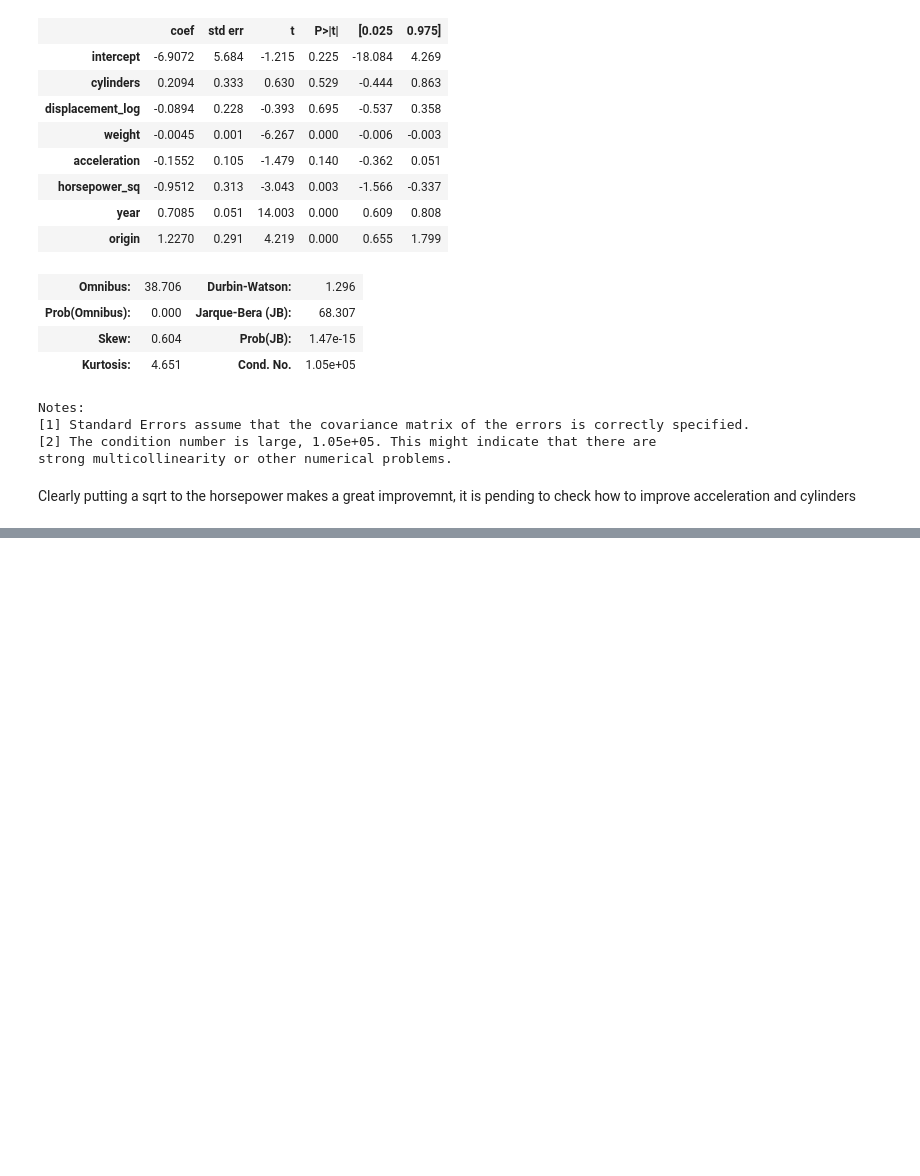
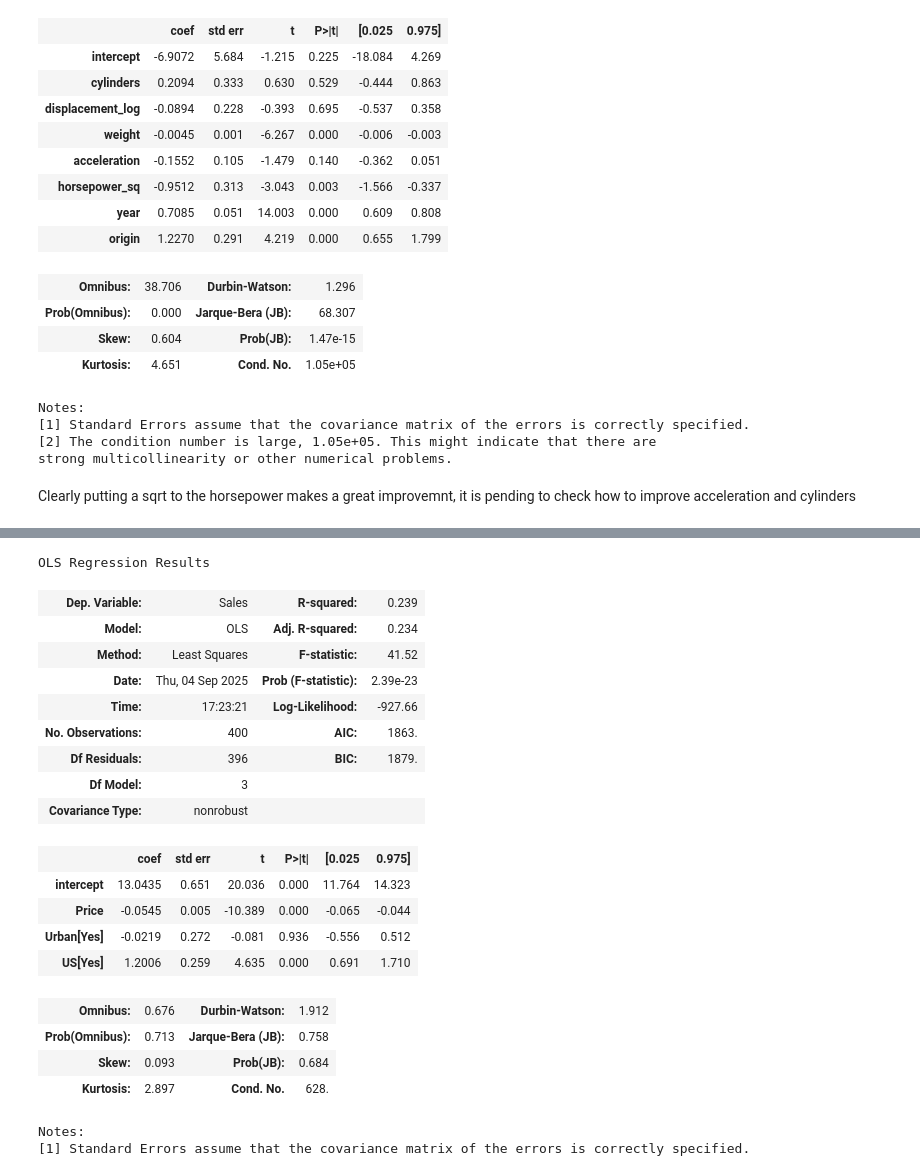
Before and after one commit to hinojosaad/islp, a Jupyter notebook: Chapter3/ch3.ipynb, the cells around one changed output, grey strips where cells are left out. Saved outputs shown, nothing was run; the diff lists cells and outputs as text; code cells hidden in the pictures; blank space fills up the shorter version.

```diff
--- a/Chapter3/ch3.ipynb
+++ b/Chapter3/ch3.ipynb
@@ -555,0 +579,30 @@ Clearly putting a sqrt to the horsepower makes a great improvemnt, it is pending
+# %%
+X = MS([
+    'Price', 'Urban', 'US'
+]).fit_transform(Carseats)
+y = Carseats['Sales']
+model = sm.OLS(y, X)
+results = model.fit()
+results.summary()
+# %% [output]
+OLS Regression Results
+| Dep. Variable: | Sales | R-squared: | 0.239 |
+| Model: | OLS | Adj. R-squared: | 0.234 |
+| Method: | Least Squares | F-statistic: | 41.52 |
+| Date: | Thu, 04 Sep 2025 | Prob (F-statistic): | 2.39e-23 |
+| Time: | 17:23:21 | Log-Likelihood: | -927.66 |
+| No. Observations: | 400 | AIC: | 1863. |
+| Df Residuals: | 396 | BIC: | 1879. |
+| Df Model: | 3 |  |  |
+| Covariance Type: | nonrobust |  |  |
+|  | coef | std err | t | P>|t| | [0.025 | 0.975] |
+| intercept | 13.0435 | 0.651 | 20.036 | 0.000 | 11.764 | 14.323 |
+| Price | -0.0545 | 0.005 | -10.389 | 0.000 | -0.065 | -0.044 |
+| Urban[Yes] | -0.0219 | 0.272 | -0.081 | 0.936 | -0.556 | 0.512 |
+| US[Yes] | 1.2006 | 0.259 | 4.635 | 0.000 | 0.691 | 1.710 |
+| Omnibus: | 0.676 | Durbin-Watson: | 1.912 |
+| Prob(Omnibus): | 0.713 | Jarque-Bera (JB): | 0.758 |
+| Skew: | 0.093 | Prob(JB): | 0.684 |
+| Kurtosis: | 2.897 | Cond. No. | 628. |
+Notes:
+[1] Standard Errors assume that the covariance matrix of the errors is correctly specified.
```
Also changed, not shown: parts of 13 cells of this notebook.
